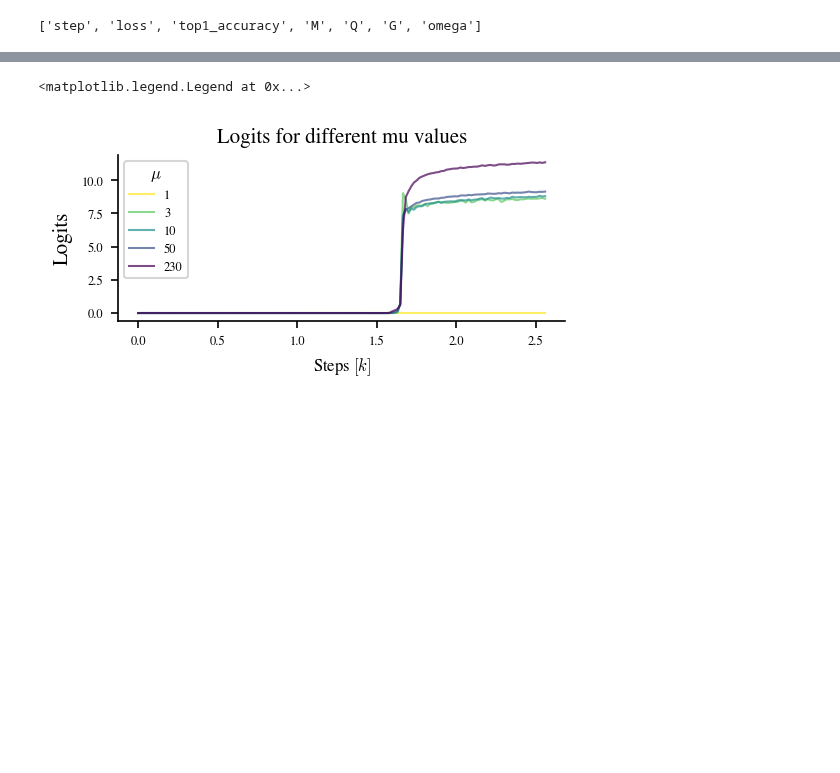
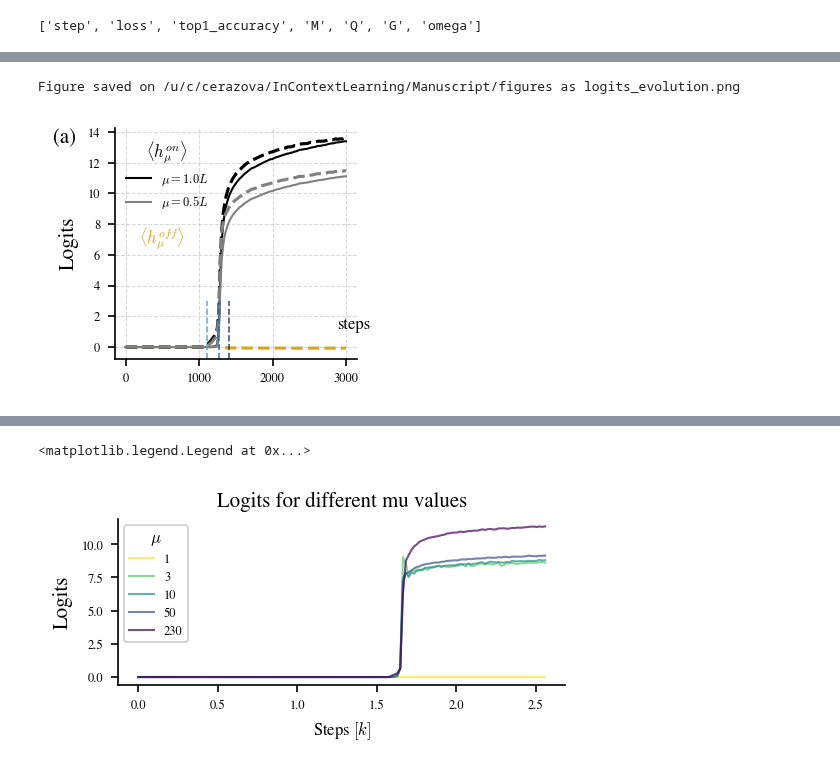
Before and after one commit to CristopherErazo/InContextLearning, a Jupyter notebook: notebooks/26_08_12_New_logits.ipynb, the cells around one changed output, grey strips where cells are left out. Drawn from its saved outputs; the diff is of its cells as text; code cells hidden in the pictures; blank space fills up the shorter version.

```diff
--- a/notebooks/26_08_12_New_logits.ipynb
+++ b/notebooks/26_08_12_New_logits.ipynb
@@ -314,7 +335,7 @@ for kw in ['M','Q','G']:
     range[kw] = max_val
 # %%
 # labels =
-n_tot = 24
+n_tot = 22
 n_left = int(n_tot * rho) + 2
 n_right = n_tot - n_left
 fig , axes = create_fig(3,len(t_fracs),w=1,h=0.6,sharex=False)
@@ -329,7 +350,7 @@ for i, idx in enumerate(t_idx):
         ax.set_xticks([])
         # ax.spines[['bottom','left']].set_visible(False)
         mtx = matrices[kw][i][K-n_left:K+n_right,K-n_left:K+n_right]
-        r = range[kw]*1.1
+        r = range[kw]*0.9
         if kw == 'M': #filter out the upper diagonal part of the matrix
             mtx = np.tril(mtx)
         im = ax.imshow(mtx, cmap='bwr_r', aspect=1,vmin=-r, vmax=r)
@@ -369,7 +390,7 @@ fig.text(0.65, 0.07, r'$\{$',size=17)
 # A clean, 3-line tall curly brace that works natively in Matplotlib
 # fig.text(0.63, 0.1, r'$\mathcal{T} \left\{ \frac{\binom{\quad}{\quad}}{\quad} \right.$')
 
-
+fig.text(0.0,0.97,'(b)',fontsize=10)
 save_fig(fig,'matrices',base_dir='../../Manuscript/figures')
 # %% [output]
 Figure saved on /u/c/cerazova/InContextLearning/Manuscript/figures as matrices.png
@@ -404,0 +451,35 @@ Loaded 150 logits with shape (150, 230)
+# %%
+cols = ['black','gray']
+fig , axes = create_fig(h=0.25,w=0.3,size='double')
+
+ax = axes
+
+ax.plot(time,off_logit_mean[L],color='goldenrod',lw=1.5,ls='--')
+# ax.plot(time,time*0,color='goldenrod',lw=1.0)
+for i, mu in enumerate(mus):
+    cte = A * (mu/L) / (1-np.exp(-m*mu/L))
+    h_on_theory = cte* new_metrics['omega']
+    ax.plot(time,on_logit_mean[mu],color=cols[i],lw=1.5,ls='--')
+    ax.plot(time,h_on_theory,color=cols[i],lw=1.0,label=rf'$\mu={mu/L :.1f}L$')
+
+
+# ax.axhline(0,color='goldenrod',lw=1.0)
+ax.text(0.1,0.5,r'$\langle h^{off}_\mu \rangle$',transform=ax.transAxes,fontsize=8,color='goldenrod')
+# ax.set_xlabel('Steps')
+ax.set_ylabel(r'Logits')
+ax.legend(title=r'$\langle h^{on}_\mu \rangle$',frameon=False,loc='upper left')
+ax.text(0.92,0.13,r'steps',transform=ax.transAxes,fontsize=8)
+
+
+cols = plt.get_cmap('Blues')(np.linspace(0.6,1,len(t_fracs)))
+for i , idx in enumerate(t_idx):
+    t = time[idx]
+    c = cols[i]
+    ax.axvline(t,ymax=0.25,ls='--',color=c,lw=0.8,alpha=0.8)
+    ax.grid(lw=0.5,ls='--',alpha=0.5)
+
+fig.text(0.0,0.92,'(a)',fontsize=10)
+save_fig(fig,'logits_evolution',base_dir='../../Manuscript/figures')
+# %% [output]
+Figure saved on /u/c/cerazova/InContextLearning/Manuscript/figures as logits_evolution.png
+[figure, added]
```
Also changed, not shown: parts of 37 cells of this notebook, 11 other files.
